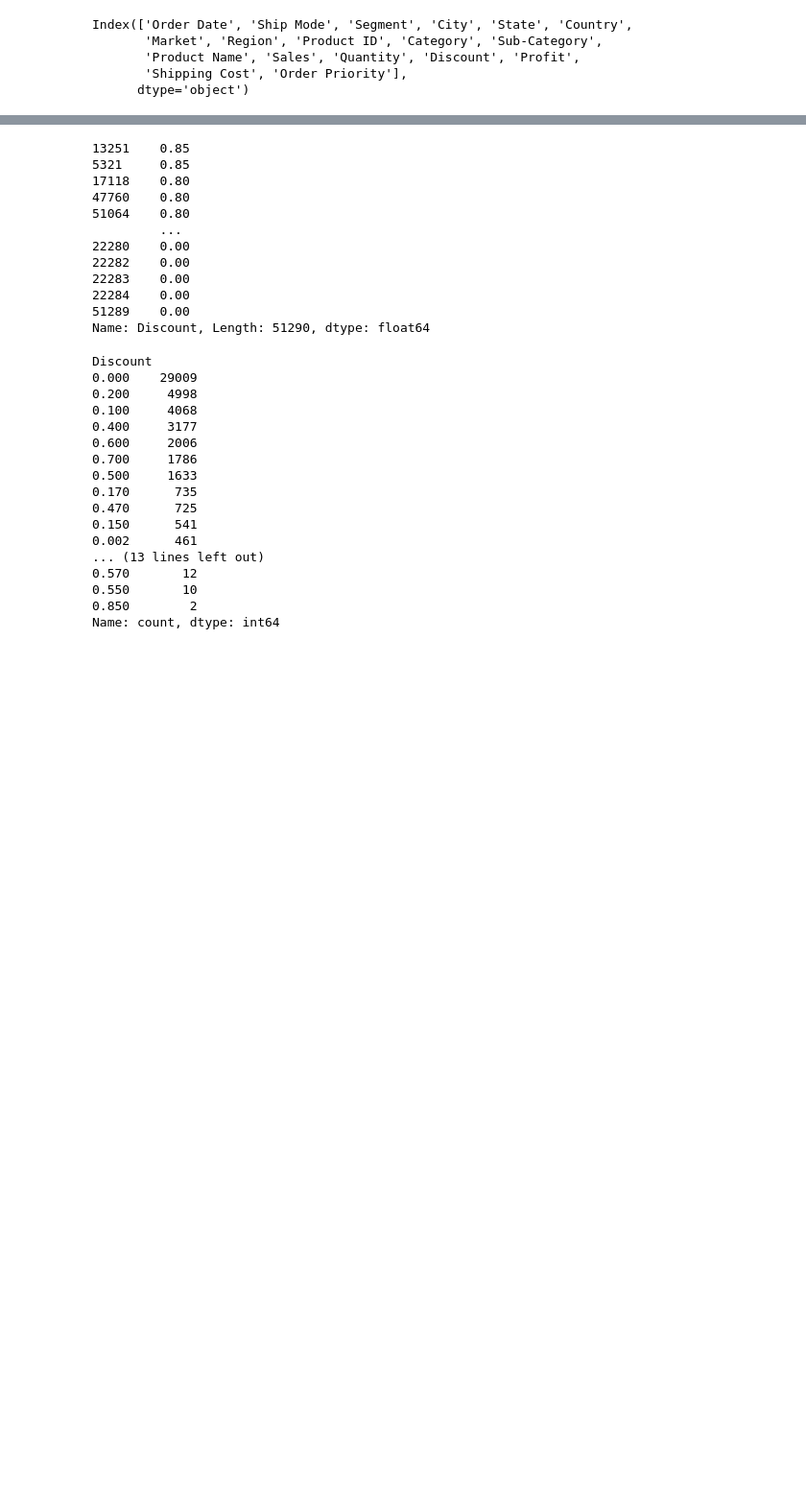
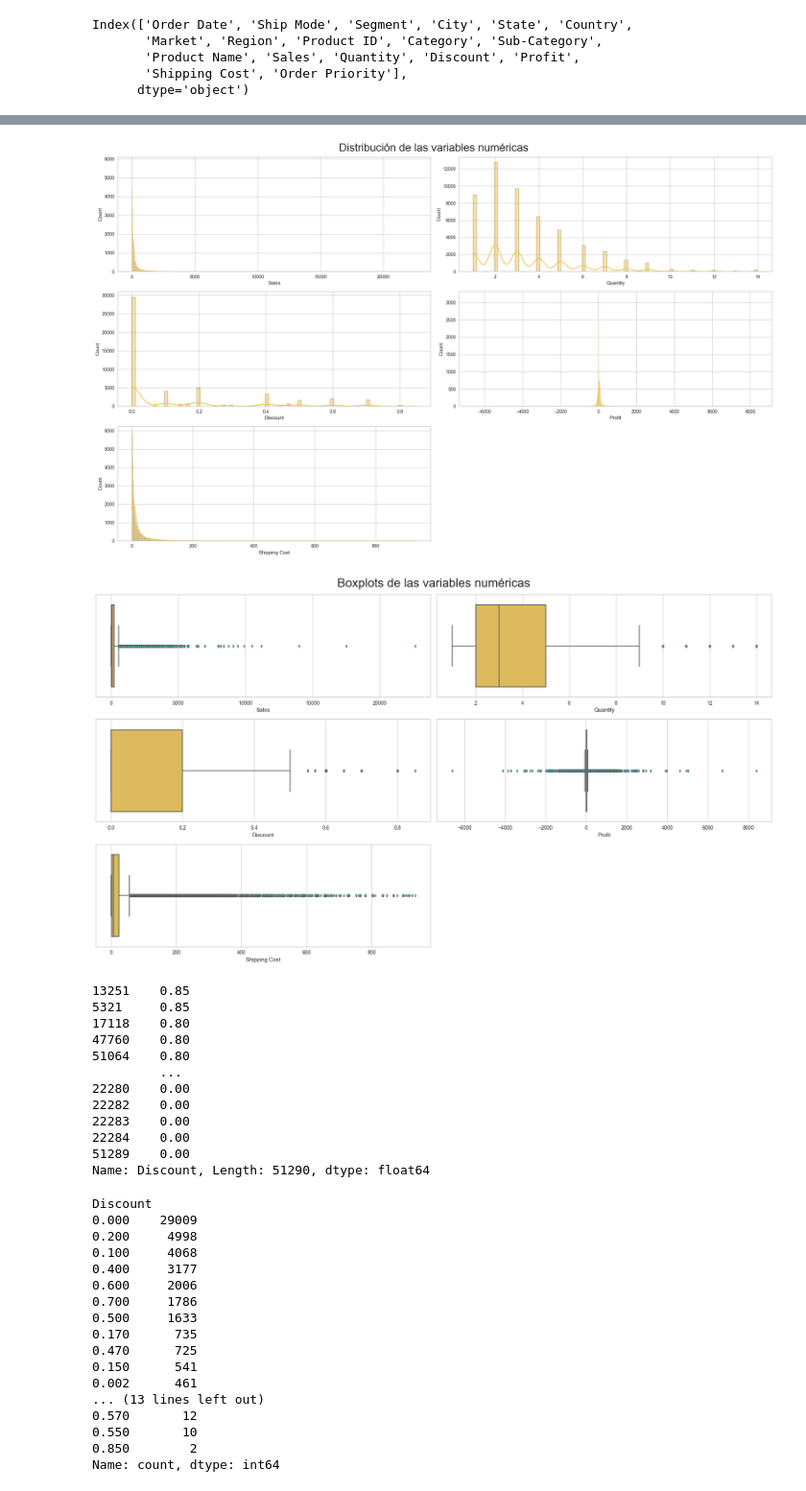
Before and after one commit to Cucks13/Proyecto-9-CLUSTERIZACION, a Jupyter notebook: notebooks/01.ipynb, the cells around one changed output, grey strips where cells are left out. Shown at 96% size. Cells and saved outputs as stored; diff of their text form; code cells hidden in the pictures; blank space fills up the shorter version.

```diff
--- a/notebooks/01.ipynb
+++ b/notebooks/01.ipynb
@@ -91,0 +27,2 @@ None
+# %%
+GestorExploracion = sc.Exploracion(df)
@@ -171,3 +197,8 @@ GestorVisualizador.deteccion_outliers()
+# %%
+GestorExploracion.visualizar_numericas()
+# %% [output]
+[figure, added]
+[figure, added]
 # %%
 df["Discount"].sort_values(ascending=False)
 # %% [output]
```
Also changed, not shown: parts of 14 cells of this notebook, 3 other files.
